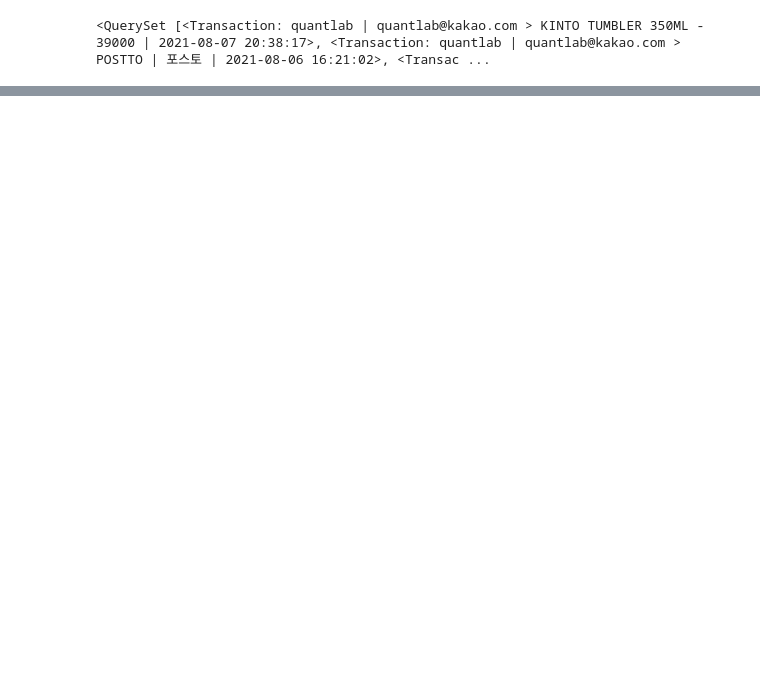
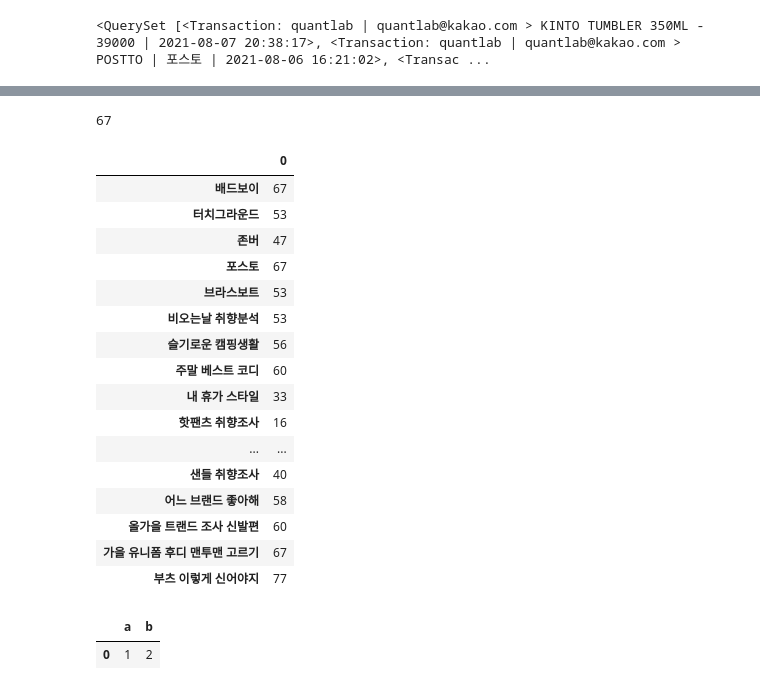
Before and after one commit to gem763/maskplay, a Jupyter notebook: data/트랜젝션 분석하기.ipynb, the cells around one changed output, grey strips where cells are left out. Drawn from its saved outputs; the diff is of its cells as text; code cells hidden in the pictures; blank space fills up the shorter version.

```diff
--- a/data/트랜젝션 분석하기.ipynb
+++ b/data/트랜젝션 분석하기.ipynb
@@ -173,0 +167,49 @@ model.wv.vocab
+# %%
+m.Boo.objects.filter(answers__has_key='4').count()
+# %% [output]
+67
+# %%
+pd.DataFrame({
+    '배드보이': [m.Boo.objects.filter(answers__has_key='4').count()],
+    '터치그라운드': [m.Boo.objects.filter(answers__has_key='5').count()],
+    '존버': [m.Boo.objects.filter(answers__has_key='6').count()],
+    '포스토': [m.Boo.objects.filter(answers__has_key='7').count()],
+    '브라스보트': [m.Boo.objects.filter(answers__has_key='8').count()],
+
+    '비오는날 취향분석': [m.Boo.objects.filter(answers__has_key='9').count()],
+    '슬기로운 캠핑생활': [m.Boo.objects.filter(answers__has_key='10').count()],
+    '주말 베스트 코디': [m.Boo.objects.filter(answers__has_key='12').count()],
+    '내 휴가 스타일': [m.Boo.objects.filter(answers__has_key='14').count()],
+    '핫팬츠 취향조사': [m.Boo.objects.filter(answers__has_key='15').count()],
+    '구두취향 본격탐구': [m.Boo.objects.filter(answers__has_key='17').count()],
+    '내 백 취향': [m.Boo.objects.filter(answers__has_key='18').count()],
+    '요즘 막 당신의 관심사': [m.Boo.objects.filter(answers__has_key='19').count()],
+    '샌들 취향조사': [m.Boo.objects.filter(answers__has_key='20').count()],
+    '어느 브랜드 좋아해': [m.Boo.objects.filter(answers__has_key='22').count()],
+    '올가을 트랜드 조사 신발편': [m.Boo.objects.filter(answers__has_key='23').count()],
+    '가을 유니폼 후디 맨투맨 고르기': [m.Boo.objects.filter(answers__has_key='24').count()],
+    '부츠 이렇게 신어야지': [m.Boo.objects.filter(answers__has_key='25').count()]
+}).T
+# %% [output]
+|  | 0 |
+| 배드보이 | 67 |
+| 터치그라운드 | 53 |
+| 존버 | 47 |
+| 포스토 | 67 |
+| 브라스보트 | 53 |
+| 비오는날 취향분석 | 53 |
+| 슬기로운 캠핑생활 | 56 |
+| 주말 베스트 코디 | 60 |
+| 내 휴가 스타일 | 33 |
+| 핫팬츠 취향조사 | 16 |
+| ... | ... |
+| 샌들 취향조사 | 40 |
+| 어느 브랜드 좋아해 | 58 |
+| 올가을 트랜드 조사 신발편 | 60 |
+| 가을 유니폼 후디 맨투맨 고르기 | 67 |
+| 부츠 이렇게 신어야지 | 77 |
+# %%
+pd.DataFrame({'a':[1], 'b':[2]})
+# %% [output]
+|  | a | b |
+| 0 | 1 | 2 |
```
Also changed, not shown: parts of 14 cells of this notebook, 15 other files.
